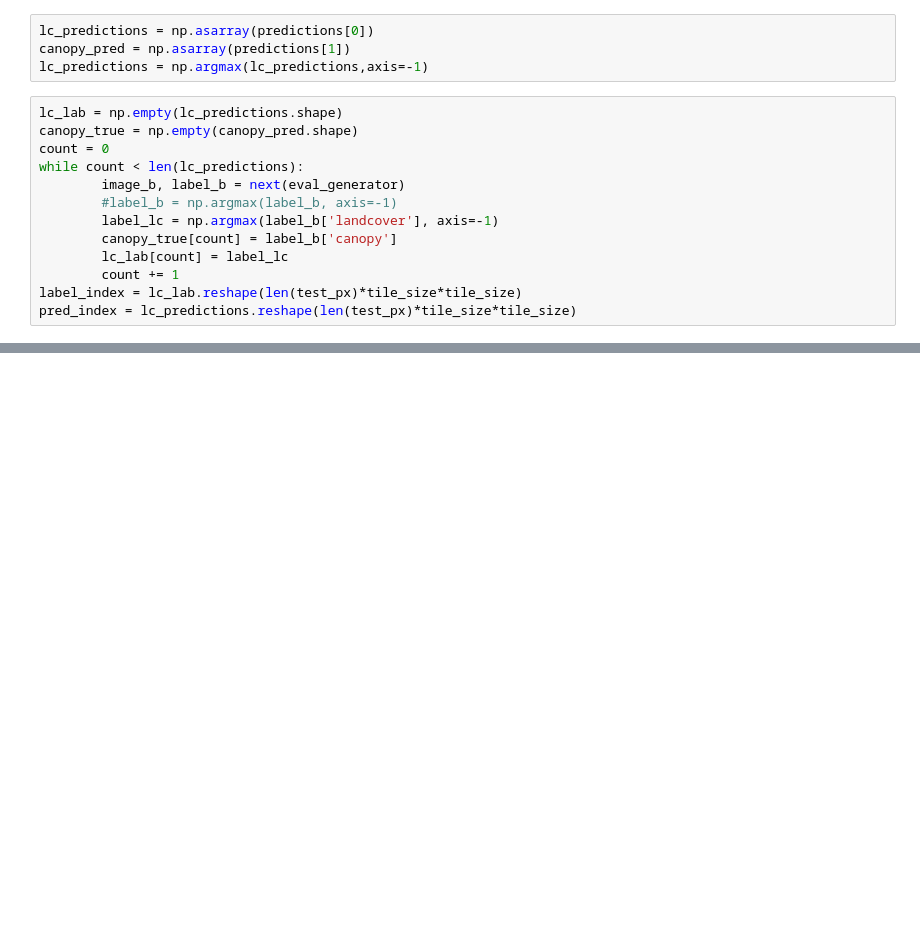
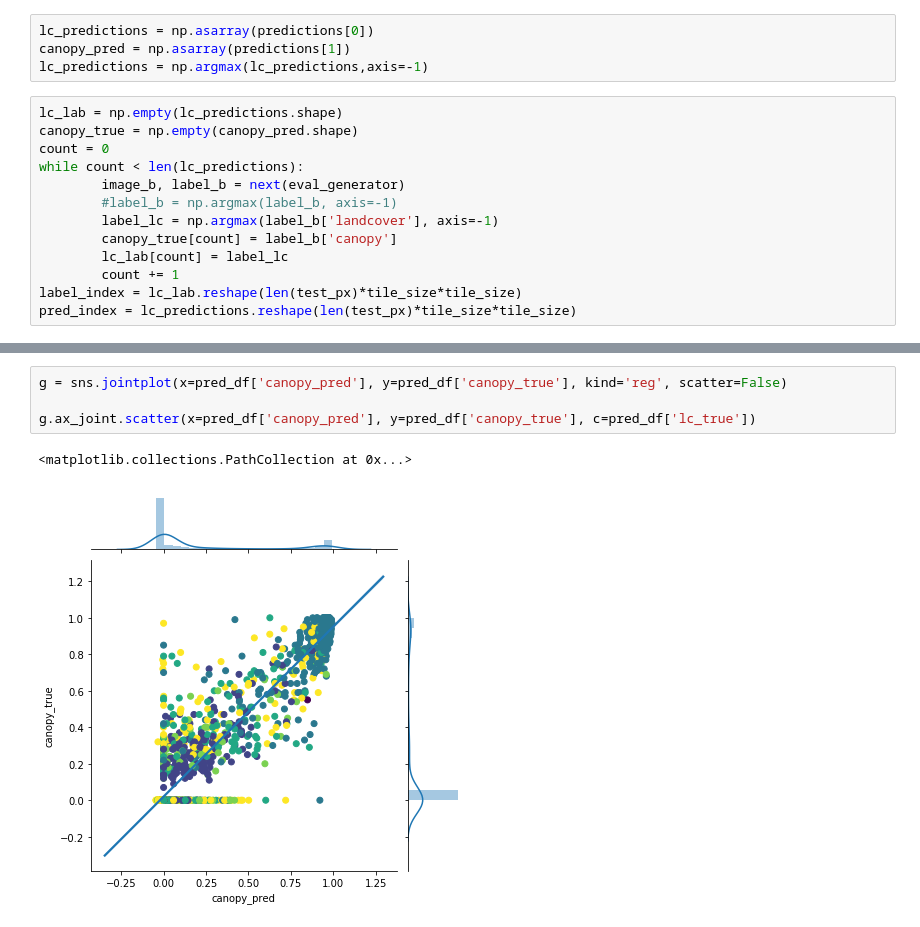
Before and after one commit to patrickcgray/landcover_rcnn, a Jupyter notebook: rcnn/strange network clean.ipynb, the cells around one changed output, grey strips where cells are left out. Saved outputs shown, nothing was run; the diff lists cells and outputs as text; blank space fills up the shorter version.

```diff
--- a/rcnn/strange network clean.ipynb
+++ b/rcnn/strange network clean.ipynb
@@ -207 +360,8 @@ print(total/tot)
+# %%
+g = sns.jointplot(x=pred_df['canopy_pred'], y=pred_df['canopy_true'], kind='reg', scatter=False)
+
+g.ax_joint.scatter(x=pred_df['canopy_pred'], y=pred_df['canopy_true'], c=pred_df['lc_true'])
+# %% [output]
+<matplotlib.collections.PathCollection at 0x...>
+[figure, added]
 # %%
```
Also changed, not shown: parts of 34 cells of this notebook, 6 other files.
